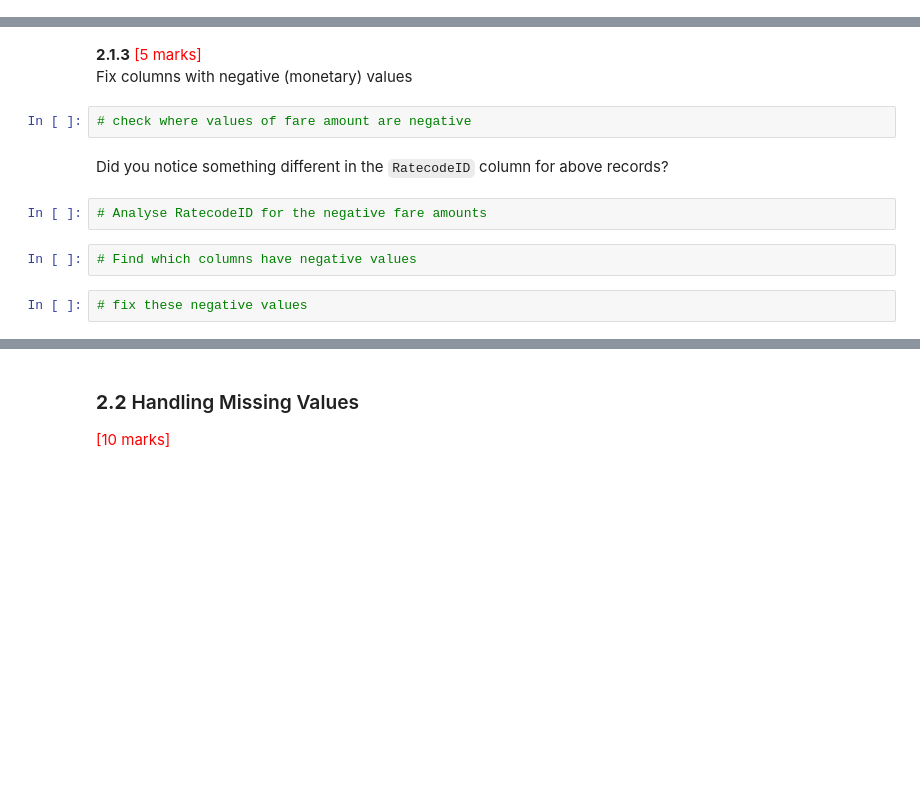
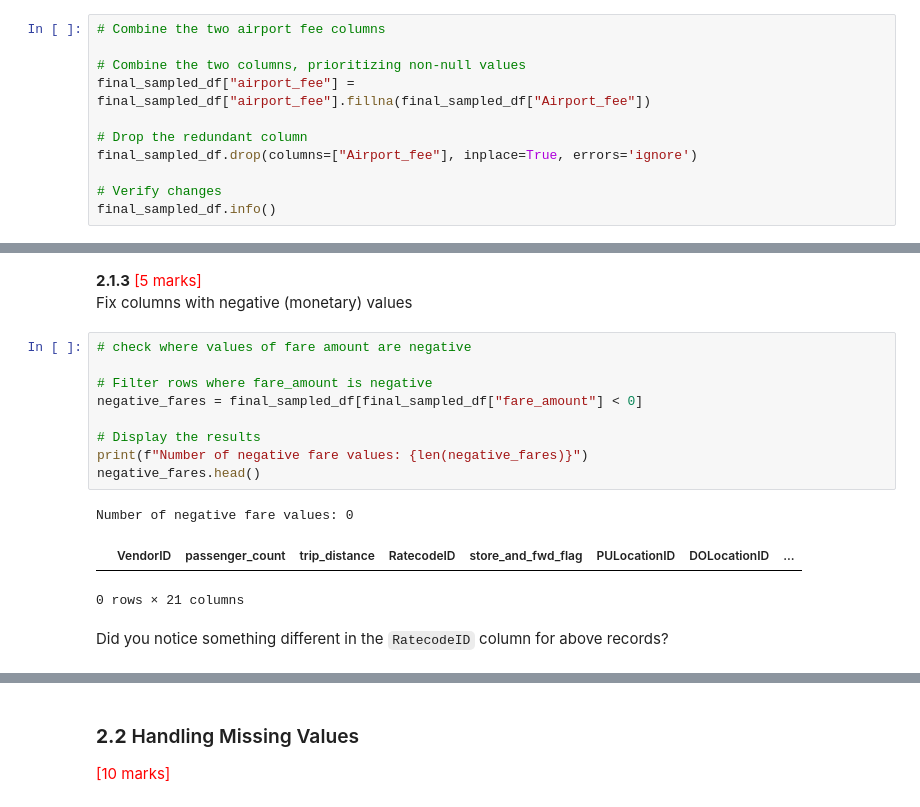
Before and after one commit to arnavxyz/EDA_Optimising_NYC_Taxis_Arnav_Dubey, a Jupyter notebook: EDA_Assg_NYC_Taxi_Starter.ipynb, the cells around one changed output, grey strips where cells are left out. Cells and saved outputs as stored; diff of their text form; blank space fills up the shorter version.

```diff
--- a/EDA_Assg_NYC_Taxi_Starter.ipynb
+++ b/EDA_Assg_NYC_Taxi_Starter.ipynb
@@ -325,0 +431,11 @@ There are two airport fee columns. This is possibly an error in naming columns.
+# %%
+# Combine the two airport fee columns
+
+# Combine the two columns, prioritizing non-null values
+final_sampled_df["airport_fee"] = final_sampled_df["airport_fee"].fillna(final_sampled_df["Airport_fee"])
+
+# Drop the redundant column
+final_sampled_df.drop(columns=["Airport_fee"], inplace=True, errors='ignore')
+
+# Verify changes
+final_sampled_df.info()
@@ -326,13 +460,18 @@ There are two airport fee columns. This is possibly an error in naming columns.
 # %% [markdown]
 **2.1.3** <font color = red>[5 marks]</font> <br>
 Fix columns with negative (monetary) values
-# %%
-# check where values of fare amount are negative
+# %%
+# check where values of fare amount are negative
+
+# Filter rows where fare_amount is negative
+negative_fares = final_sampled_df[final_sampled_df["fare_amount"] < 0]
+
+# Display the results
+print(f"Number of negative fare values: {len(negative_fares)}")
+negative_fares.head()
+# %% [output]
+Number of negative fare values: 0
+|  | VendorID | passenger_count | trip_distance | RatecodeID | store_and_fwd_flag | PULocationID | DOLocationID | ... |
+0 rows × 21 columns
 # %% [markdown]
 Did you notice something different in the `RatecodeID` column for above records?
-# %%
-# Analyse RatecodeID for the negative fare amounts
-# %%
-# Find which columns have negative values
-# %%
-# fix these negative values
```
Also changed, not shown: parts of 26 cells of this notebook.
